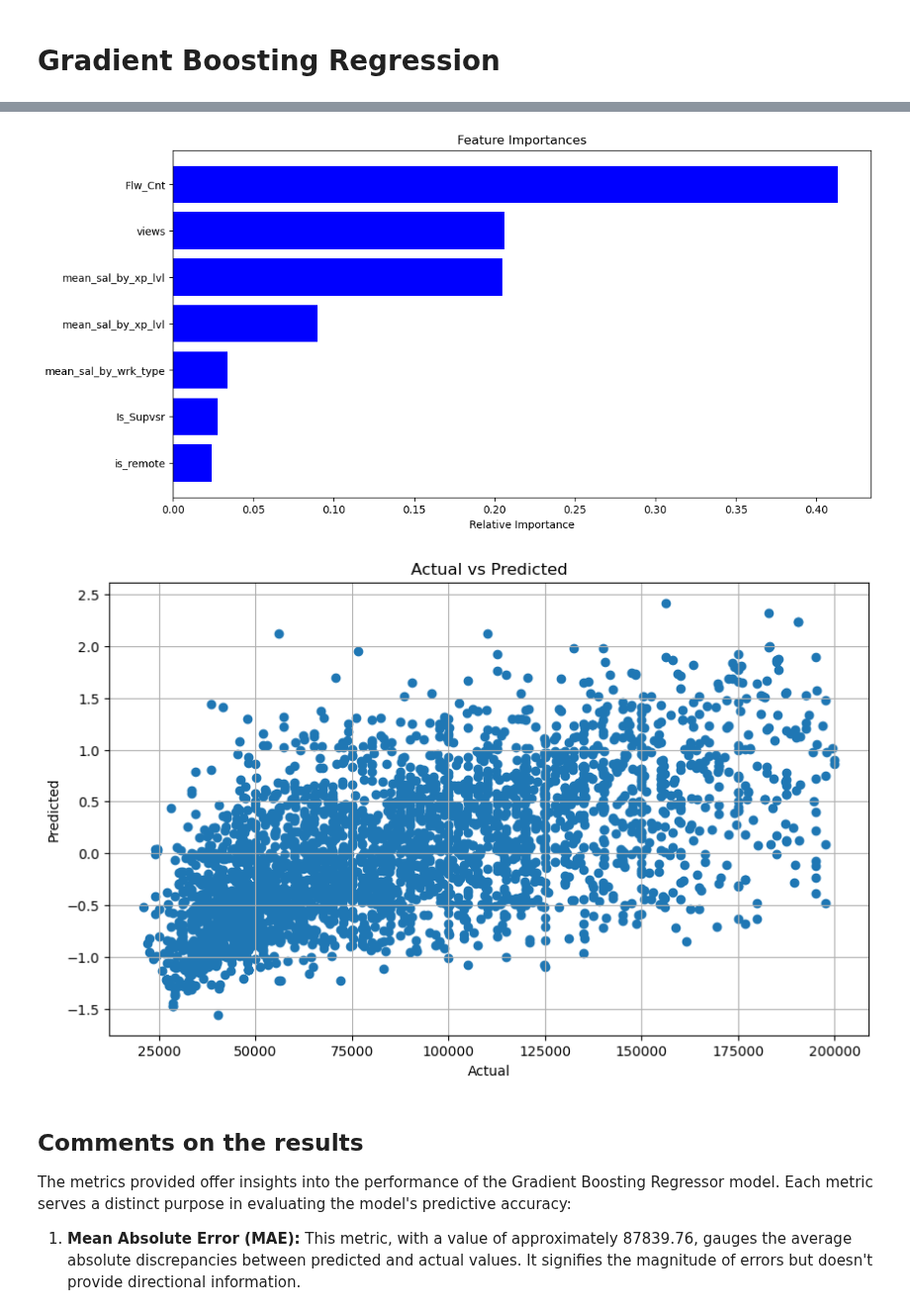
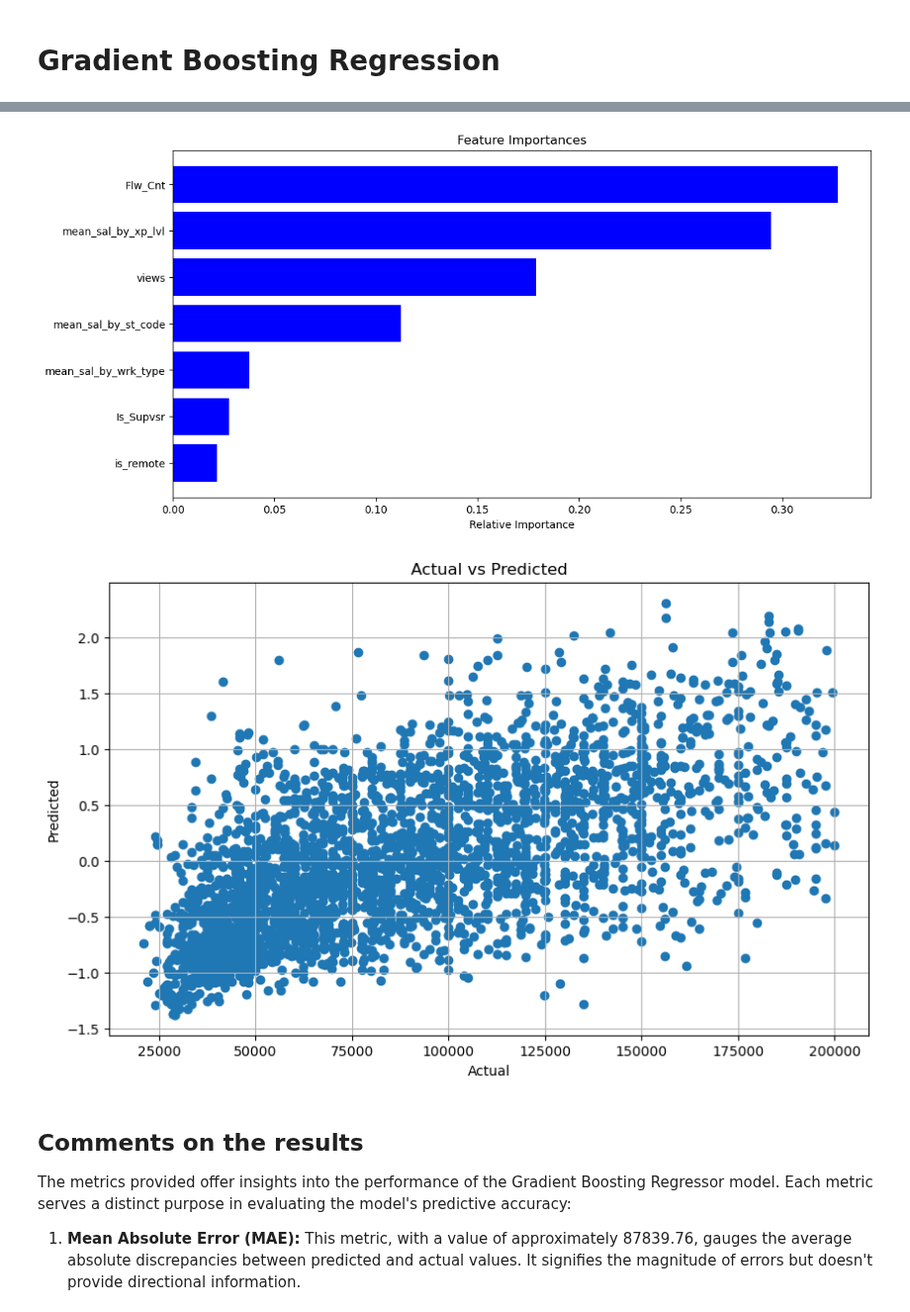
Before and after one commit to Qubi0-0/LinkedInJobSalaryPredict, a Jupyter notebook: ModelTesting.ipynb, the cells around one changed output, grey strips where cells are left out. Shown at 99% size. Drawn from its saved outputs; the diff is of its cells as text; code cells hidden in the pictures.

```diff
--- a/ModelTesting.ipynb
+++ b/ModelTesting.ipynb
@@ -51,7 +51,7 @@ jobs_df_copy = jobs_df.copy()
 jobs_df_copy = jobs_df_copy.drop(['st_code'], axis=1)
 
 y = jobs_df['med_sal'].values
-X = jobs_df[['Flw_Cnt', 'Is_Supvsr', 'is_remote', 'views', 'mean_sal_by_xp_lvl', 'mean_sal_by_xp_lvl', 'mean_sal_by_wrk_type']].values
+X = jobs_df[['Flw_Cnt', 'Is_Supvsr', 'is_remote', 'views', 'mean_sal_by_st_code', 'mean_sal_by_xp_lvl', 'mean_sal_by_wrk_type']].values
 # %% [markdown]
 ## K Neighbors Regressor
 # %%
@@ -406,7 +404,7 @@ print(f"R-squared Score (R2): {r2_best_gb}")
 importances = best_gb.feature_importances_
 indices = np.argsort(importances)
 
-features = ['Flw_Cnt', 'Is_Supvsr', 'is_remote', 'views', 'mean_sal_by_xp_lvl', 'mean_sal_by_xp_lvl', 'mean_sal_by_wrk_type']
+features = ['Flw_Cnt', 'Is_Supvsr', 'is_remote', 'views', 'mean_sal_by_st_code', 'mean_sal_by_xp_lvl', 'mean_sal_by_wrk_type']
 
 plt.figure(figsize=(12, 6))
 plt.title('Feature Importances')
@@ -431,5 +429,5 @@ R-squared Score (R2): -4.4586136461332835
-[figure, old version]
+[figure, new version]
-[figure, old version]
+[figure, new version]
 # %% [markdown]
 ## Comments on the results
 
```
Also changed, not shown: parts of 11 cells of this notebook.
